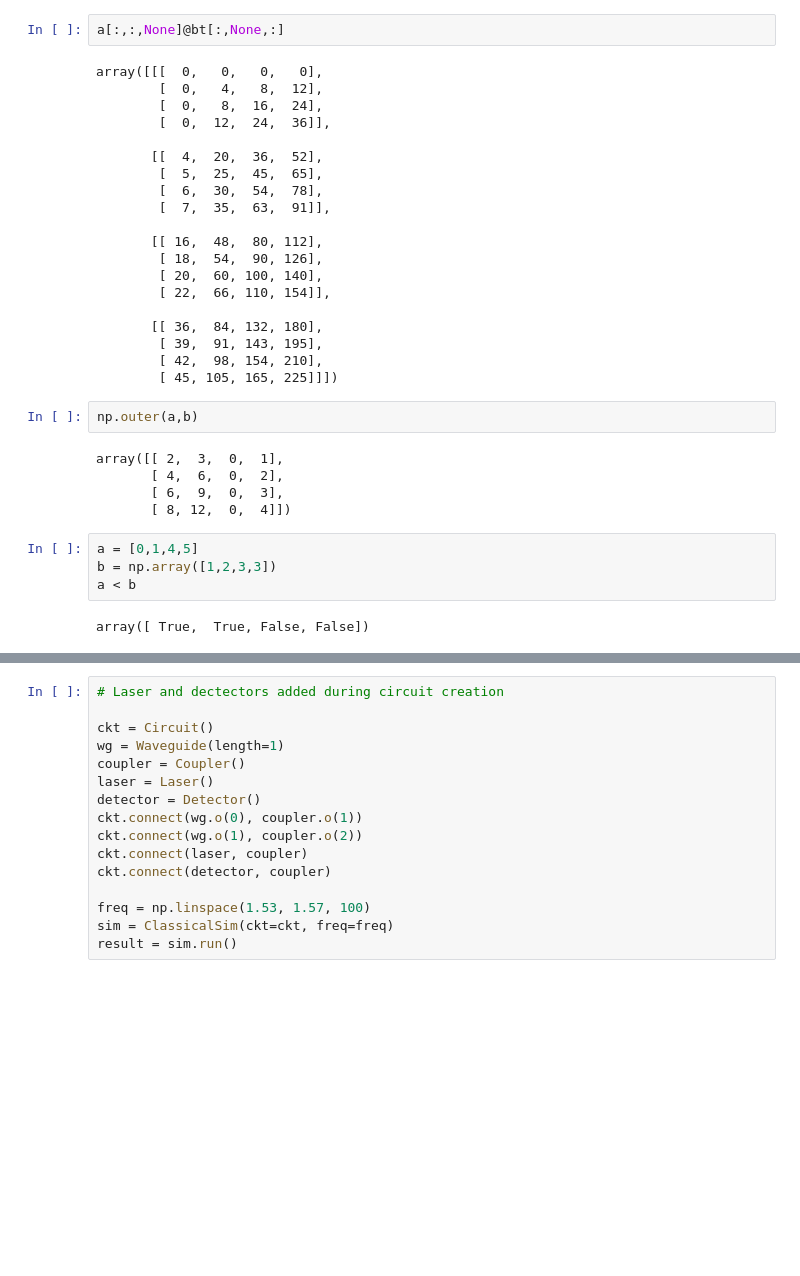
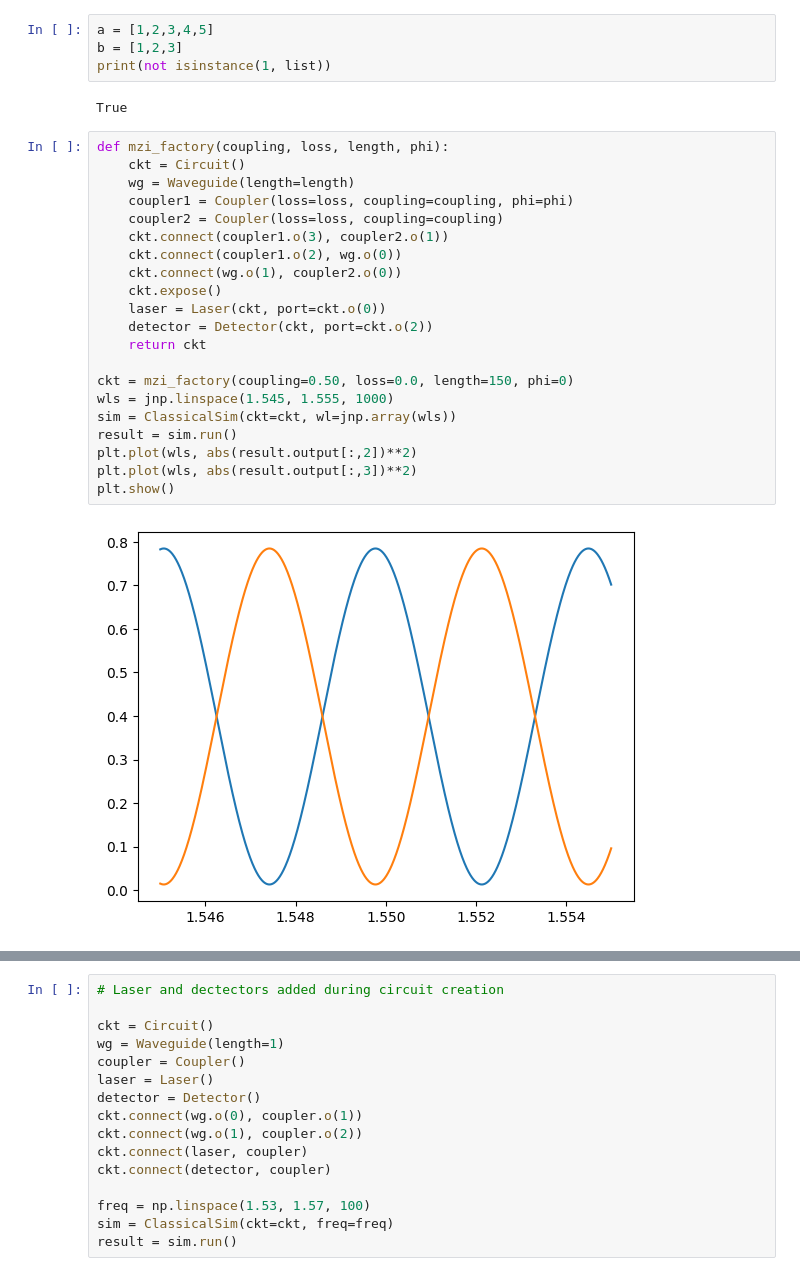
Before and after one commit to BYUCamachoLab/simphony, a Jupyter notebook: examples/simulation.ipynb, the cells around one changed output, grey strips where cells are left out. Saved outputs shown, nothing was run; the diff lists cells and outputs as text; blank space fills up the shorter version.

Commit message:
plotting quantum sim initial commit

```diff
--- a/examples/simulation.ipynb
+++ b/examples/simulation.ipynb
@@ -71,37 +11,31 @@ array([[[  0,   0,   0,   0],
-# %%
-a[:,:,None]@bt[:,None,:]
-# %% [output]
-array([[[  0,   0,   0,   0],
-        [  0,   4,   8,  12],
-        [  0,   8,  16,  24],
-        [  0,  12,  24,  36]],
-
-       [[  4,  20,  36,  52],
-        [  5,  25,  45,  65],
-        [  6,  30,  54,  78],
-        [  7,  35,  63,  91]],
-
-       [[ 16,  48,  80, 112],
-        [ 18,  54,  90, 126],
-        [ 20,  60, 100, 140],
-        [ 22,  66, 110, 154]],
-
-       [[ 36,  84, 132, 180],
-        [ 39,  91, 143, 195],
-        [ 42,  98, 154, 210],
-        [ 45, 105, 165, 225]]])
-# %%
-np.outer(a,b)
-# %% [output]
-array([[ 2,  3,  0,  1],
-       [ 4,  6,  0,  2],
-       [ 6,  9,  0,  3],
-       [ 8, 12,  0,  4]])
 # %%
-a = [0,1,4,5]
-b = np.array([1,2,3,3])
-a < b
+a = [1,2,3,4,5]
+b = [1,2,3]
+print(not isinstance(1, list))
 # %% [output]
-array([ True,  True, False, False])
+True
+# %%
+def mzi_factory(coupling, loss, length, phi):
+    ckt = Circuit()
+    wg = Waveguide(length=length)
+    coupler1 = Coupler(loss=loss, coupling=coupling, phi=phi)
+    coupler2 = Coupler(loss=loss, coupling=coupling)
+    ckt.connect(coupler1.o(3), coupler2.o(1))
+    ckt.connect(coupler1.o(2), wg.o(0))
+    ckt.connect(wg.o(1), coupler2.o(0))
+    ckt.expose()
+    laser = Laser(ckt, port=ckt.o(0))
+    detector = Detector(ckt, port=ckt.o(2))
+    return ckt
+
+ckt = mzi_factory(coupling=0.50, loss=0.0, length=150, phi=0)
+wls = jnp.linspace(1.545, 1.555, 1000)
+sim = ClassicalSim(ckt=ckt, wl=jnp.array(wls))
+result = sim.run()
+plt.plot(wls, abs(result.output[:,2])**2)
+plt.plot(wls, abs(result.output[:,3])**2)
+plt.show()
+# %% [output]
+[figure, added]
 # %%
 # Laser and detectors added after circuit creation
```
Also changed, not shown: parts of 10 cells of this notebook, 2 other files.
